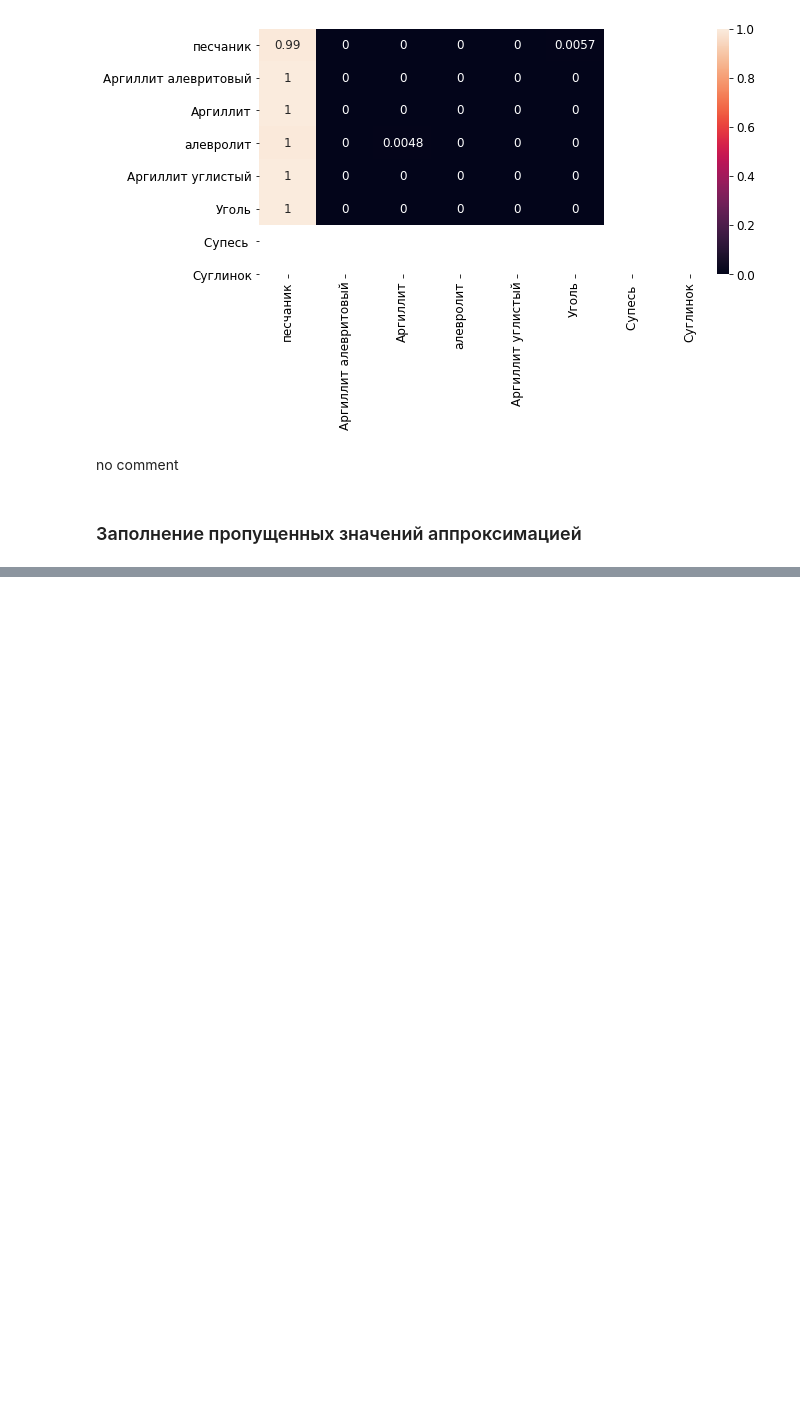
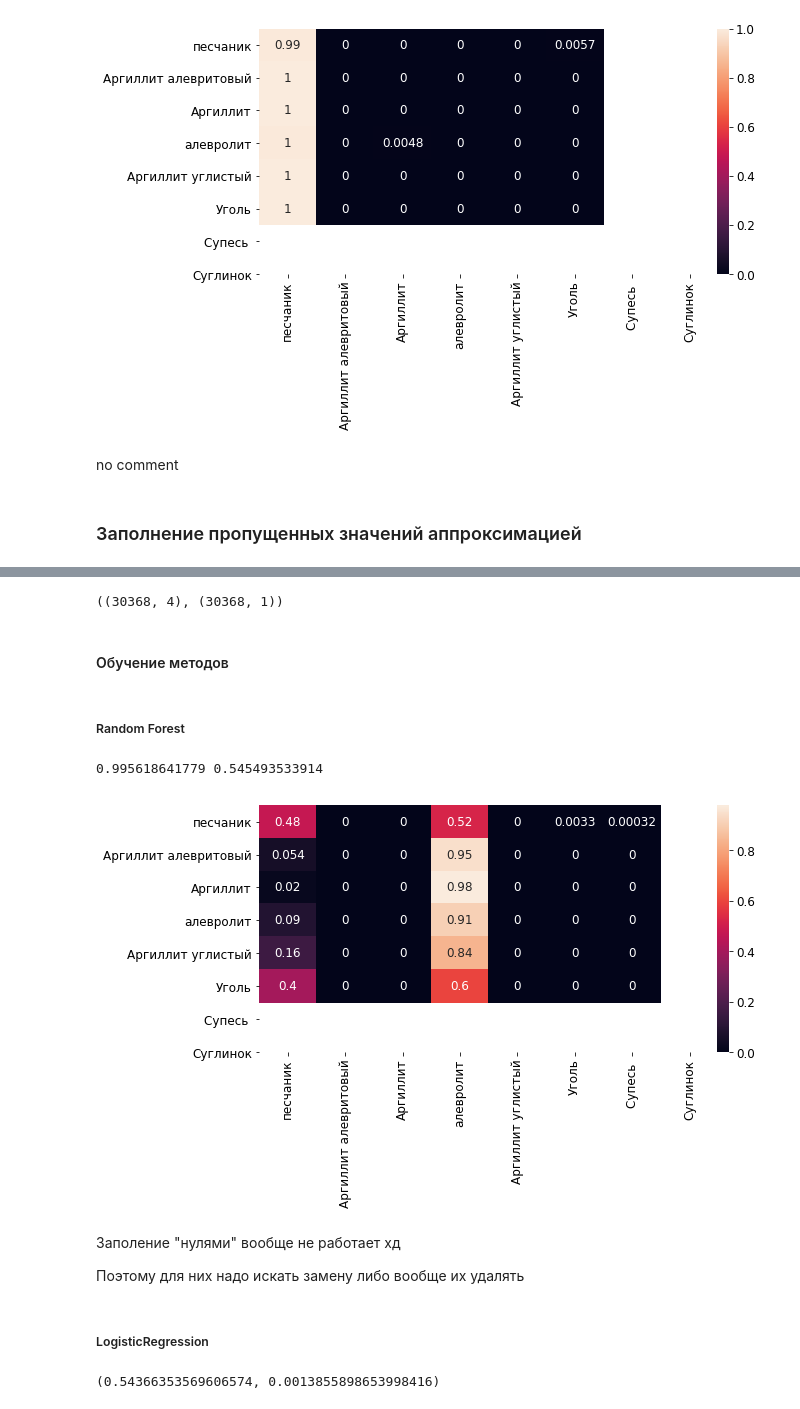
Before and after one commit to churnikov/carrot, a Jupyter notebook: nikita/digdes_data_analysis.ipynb, the cells around one changed output, grey strips where cells are left out. Saved outputs shown, nothing was run; the diff lists cells and outputs as text; code cells hidden in the pictures; blank space fills up the shorter version.

```diff
--- a/nikita/digdes_data_analysis.ipynb
+++ b/nikita/digdes_data_analysis.ipynb
@@ -1444,0 +1187,21 @@ dtf_first.head()
+# %%
+x_test = test_data.iloc[test_data[test_data.Dept > 100][y_data].dropna().index][X_test_data]
+x_test.drop('Dept', inplace=True, axis=1)
+y_test = test_data.iloc[test_data[test_data.Dept > 100][y_data].dropna().index][y_data]
+x_test.shape, y_test.shape
+# %% [output]
+((30368, 4), (30368, 1))
+# %%
+x_train = x_train.apply(fill_vals, axis=1)
+print()
+# %%
+if 'KS' not in x_test.columns:
+    x_test['KS'] = np.nan
+if 'BK' not in x_test.columns:
+    x_test['BK'] = np.nan
+x_test = x_test.apply(fill_vals, axis=1)
+print()
+# %% [markdown]
+#### Обучение методов
+# %% [markdown]
+##### Random Forest
@@ -1444,0 +1212,24 @@ dtf_first.head()
+# %%
+params = {'n_estimators':10,
+          'max_depth':None,
+          'class_weight':'balanced',
+          'random_state' : seed}
+clf = RandomForestClassifier(**params)
+clf.fit(x_train.dropna(), y_train.loc[x_train.dropna().index])
+print(clf.score(x_train.dropna(), y_train.loc[x_train.dropna().index]),
+     clf.score(x_test.dropna(), y_test.loc[x_test.dropna().index]))
+# %% [output]
+0.995618641779 0.545493533914
+# %%
+ticks = [lithology[num] for num in [1, 2, 3, 5, 6, 7, 8, 9]]
+plt.figure(figsize=(10, 6))
+plot_conusion_matrix(confusion_matrix(y_test.loc[x_test.dropna().index], clf.predict(x_test.dropna())), ticks=ticks, save_path='log-images/predictions/',
+                     file_name='RandomForest_' + '_'.join(['{}-{}'.format(k, v)for k, v in params.items()]))
+# %% [output]
+[figure, added]
+# %% [markdown]
+Заполение "нулями" вообще не работает хд
+
+Поэтому для них надо искать замену либо вообще их удалять
+# %% [markdown]
+##### LogisticRegression
@@ -1444,0 +1242,8 @@ dtf_first.head()
+# %%
+params = {'class_weight':'balanced',
+          'random_state' : seed}
+clf = LogisticRegression(**params)
+clf.fit(x_train_scaled, y_train.loc[x_train.dropna().index])
+clf.score(x_train_scaled, y_train.loc[x_train.dropna().index]), clf.score(x_test_scaled, y_test.loc[x_test.dropna().index])
+# %% [output]
+(0.54366353569606574, 0.0013855898653998416)
```
Also changed, not shown: parts of 98 cells of this notebook.
